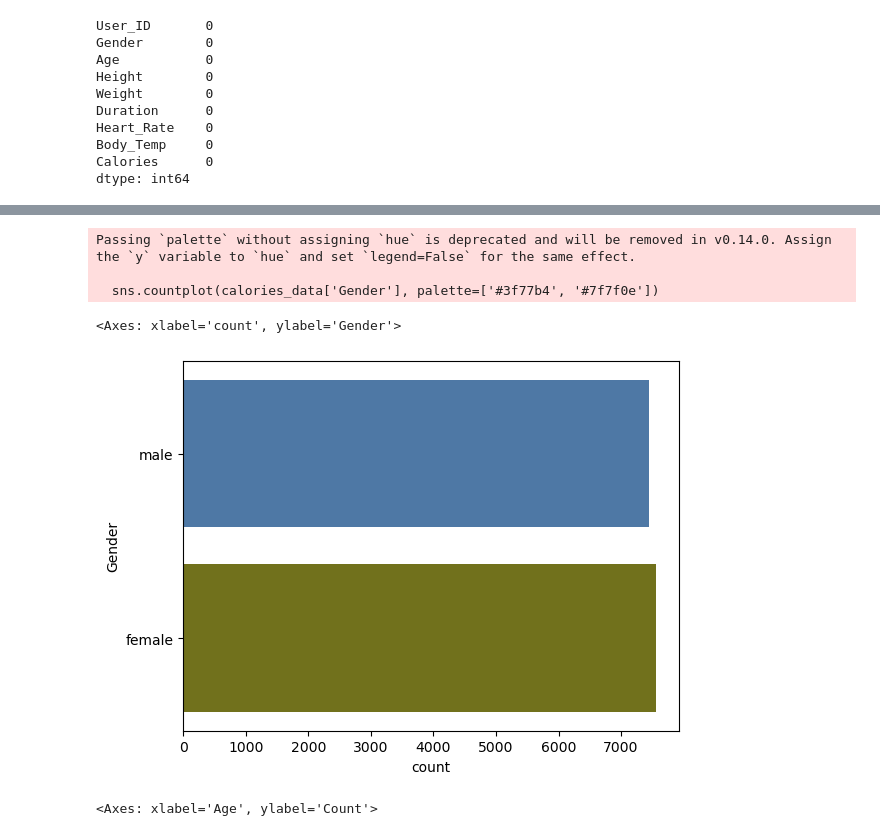
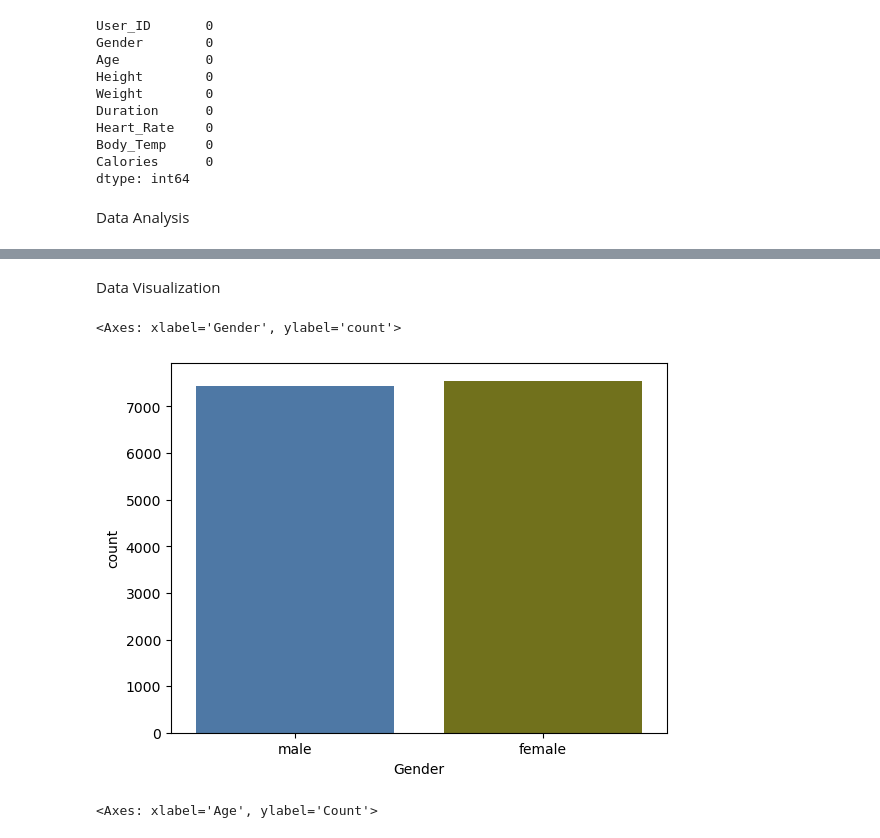
Before and after one commit to rishika0-0/BurnMate, a Jupyter notebook: Calories Burnt Prediction.ipynb, the cells around one changed output, grey strips where cells are left out. Saved outputs shown, nothing was run; the diff lists cells and outputs as text; code cells hidden in the pictures.

```diff
--- a/Calories Burnt Prediction.ipynb
+++ b/Calories Burnt Prediction.ipynb
@@ -50,6 +62,8 @@ Heart_Rate    0
 Body_Temp     0
 Calories      0
 dtype: int64
+# %% [markdown]
+Data Analysis
 # %%
 calories_data.describe()
 # %% [output]
@@ -62,14 +76,13 @@ calories_data.describe()
 | 50% | 1.499728e+07 | 39.000000 | 175.000000 | 74.000000 | 16.000000 | 96.000000 | 40.200000 | 79.000000 |
 | 75% | 1.744928e+07 | 56.000000 | 185.000000 | 87.000000 | 23.000000 | 103.000000 | 40.600000 | 138.000000 |
 | max | 1.999965e+07 | 79.000000 | 222.000000 | 132.000000 | 30.000000 | 128.000000 | 41.500000 | 314.000000 |
+# %% [markdown]
+Data Visualization
 # %%
-sns.countplot(calories_data['Gender'], palette=['#3f77b4', '#7f7f0e'])
+sns.countplot(x='Gender', data=calories_data, hue='Gender', palette=['#3f77b4', '#7f7f0e'],legend=False)
 # %% [output]
-Passing `palette` without assigning `hue` is deprecated and will be removed in v0.14.0. Assign the `y` variable to `hue` and set `legend=False` for the same effect.
-
-  sns.countplot(calories_data['Gender'], palette=['#3f77b4', '#7f7f0e'])
+<Axes: xlabel='Gender', ylabel='count'>
-<Axes: xlabel='count', ylabel='Gender'>
-[figure, old version]
+[figure, new version]
 # %%
 sns.histplot(calories_data['Age'])
 # %% [output]
```
Also changed, not shown: parts of 18 cells of this notebook, 2 other files.
